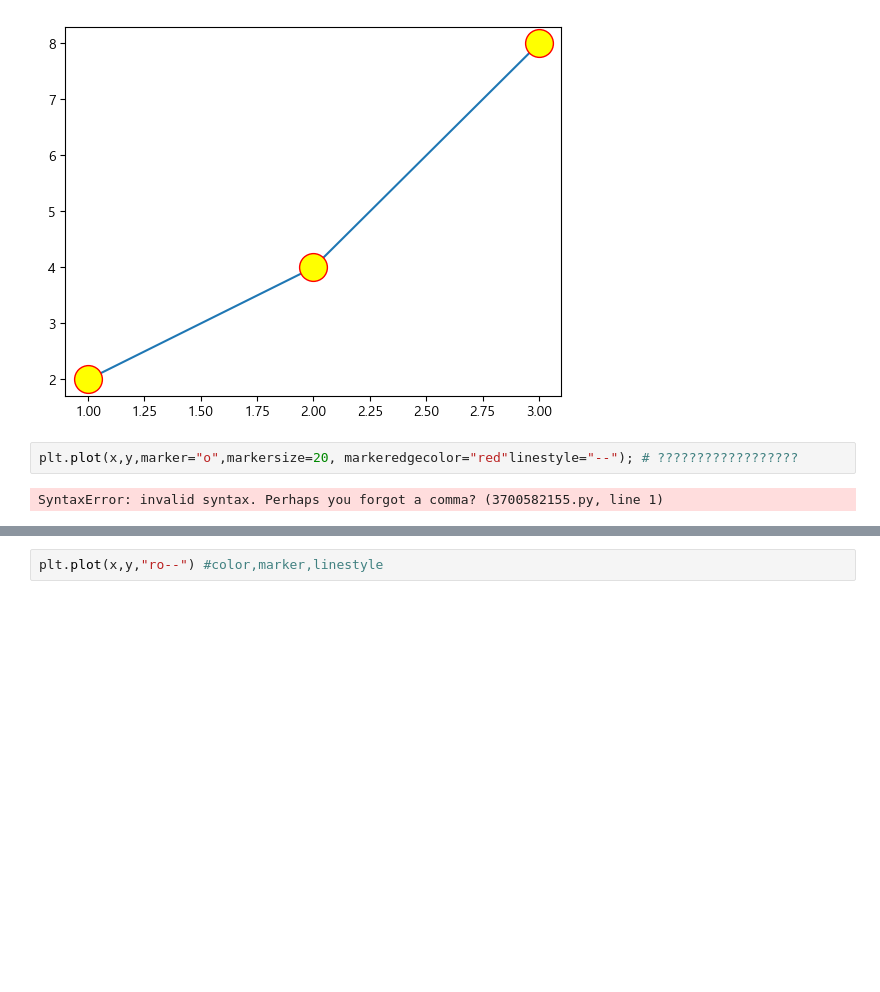
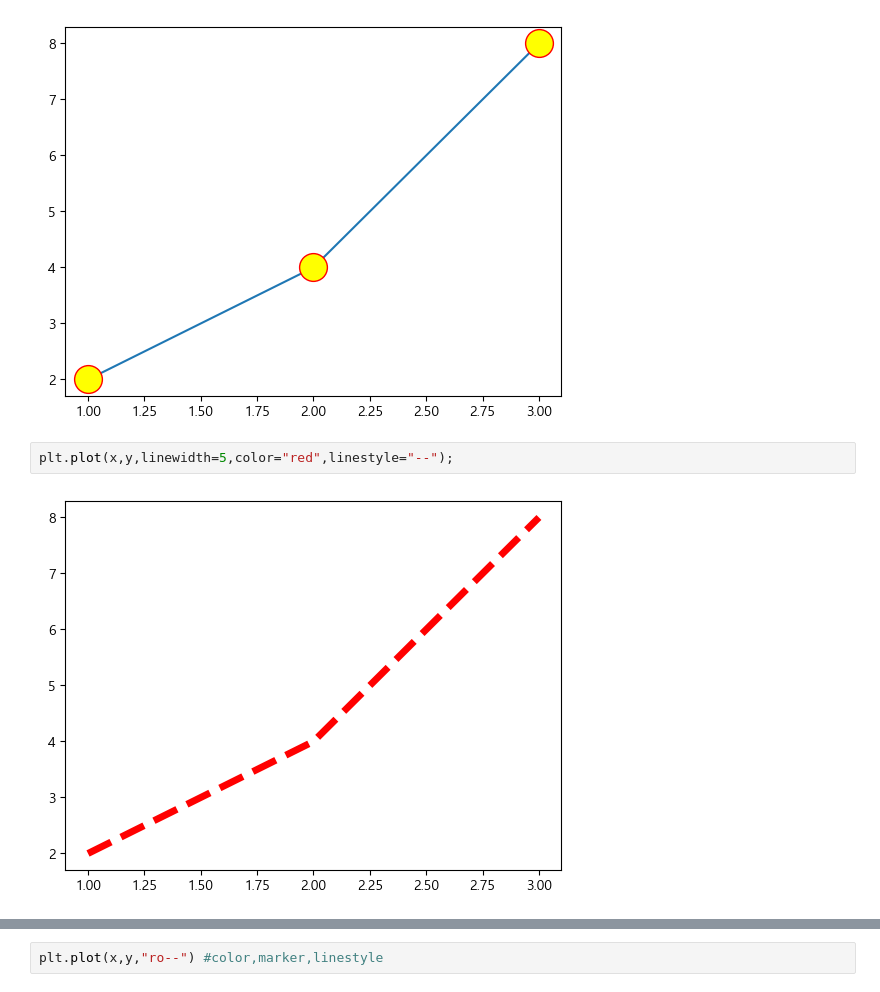
Before and after one commit to ForestJIN815/pandassource, a Jupyter notebook: matplotlib.ipynb, the cells around one changed output, grey strips where cells are left out. Drawn from its saved outputs; the diff is of its cells as text; blank space fills up the shorter version.

```diff
--- a/matplotlib.ipynb
+++ b/matplotlib.ipynb
@@ -159,7 +159,7 @@ plt.plot(x,y,marker="o",markersize=20, markeredgecolor="red",markerfacecolor="ye
 # %% [output]
 [figure]
 # %%
-plt.plot(x,y,marker="o",markersize=20, markeredgecolor="red"linestyle="--"); # ??????????????????
+plt.plot(x,y,linewidth=5,color="red",linestyle="--");
 # %% [output]
-SyntaxError: invalid syntax. Perhaps you forgot a comma? (3700582155.py, line 1)
+[figure, added]
 # %%
```
Also changed, not shown: parts of 11 cells of this notebook, 10 other files.
